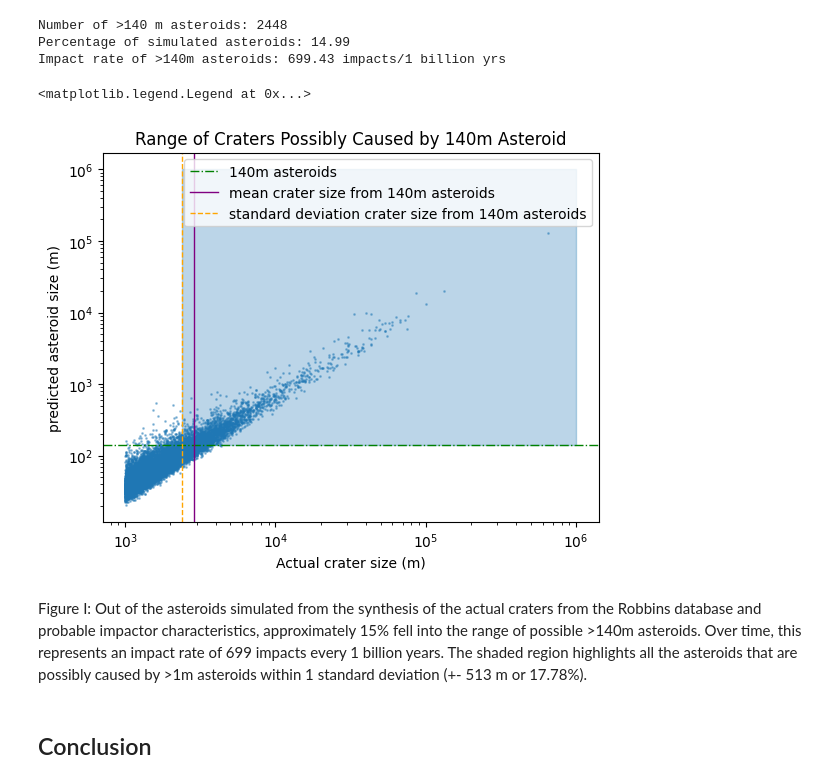
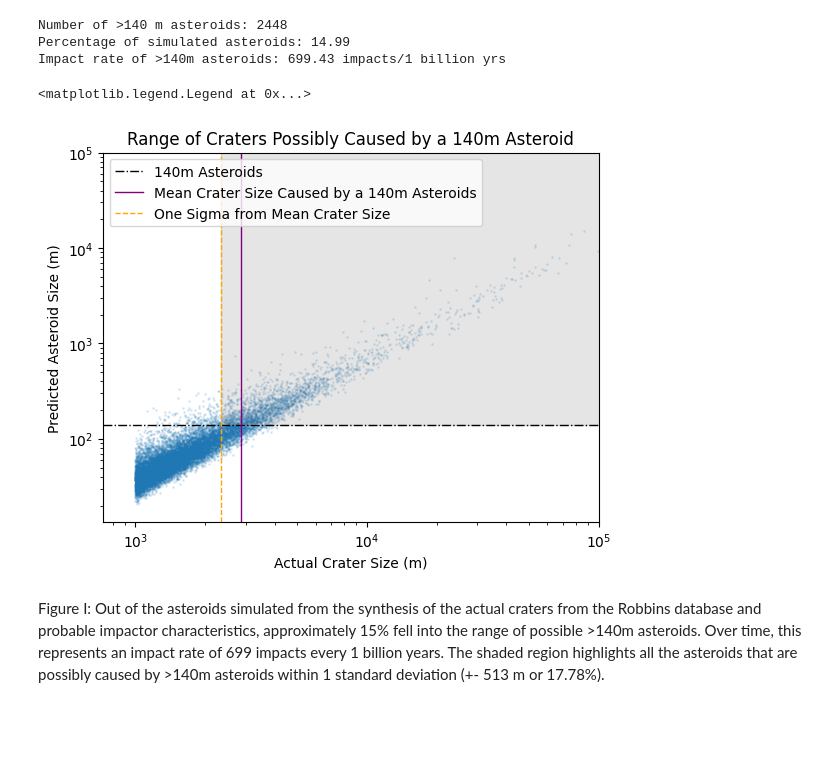
Before and after one commit to jlevitsky/AstroStatsFinal, a Jupyter notebook: FinalNotebook.ipynb, the cells around one changed output. Cells and saved outputs as stored; diff of their text form; code cells hidden in the pictures; blank space fills up the shorter version.

```diff
--- a/FinalNotebook.ipynb
+++ b/FinalNotebook.ipynb
@@ -345,30 +337,25 @@ Number of >140 m asteroids: 2448
 Percentage of simulated asteroids: 14.99
 Impact rate of >140m asteroids: 699.43 impacts/1 billion yrs
 # %%
-plt.scatter(actual_crater_diameters,predicted_asteroid_diam,s=1,alpha=.4)
+plt.scatter(actual_crater_diameters,predicted_asteroid_diam,s=1,alpha=.12)
 plt.xscale('log')
 plt.yscale('log')
-plt.xlabel('Actual crater size (m)')
-plt.ylabel('predicted asteroid size (m)')
-plt.title('Range of Craters Possibly Caused by 140m Asteroid')
-plt.axhline(140, color='green', linewidth=1, ls = 'dashdot', label='140m asteroids')
-plt.axvline(mean_crater_size_140, color='purple', linewidth=1, label='mean crater size from 140m asteroids')
-plt.axvline(mean_crater_size_140-crater_standard_deviation_140, color='orange', ls = '--', linewidth=1, label='standard deviation crater size from 140m asteroids')
+plt.xlabel('Actual Crater Size (m)')
+plt.ylabel('Predicted Asteroid Size (m)')
+plt.title('Range of Craters Possibly Caused by a 140m Asteroid')
+plt.axhline(140, color='black', linewidth=1, ls = 'dashdot', label='140m Asteroids')
+plt.axvline(mean_crater_size_140, color='purple', linewidth=1, label='Mean Crater Size Caused by a 140m Asteroids')
+plt.axvline(mean_crater_size_140-crater_standard_deviation_140, color='orange', ls = '--', linewidth=1, label='One Sigma from Mean Crater Size')
+plt.xlim(0,10**5)
+plt.ylim(0,10**5)
 
 x = np.linspace(mean_crater_size_140-crater_standard_deviation_140,1000000)# np.array([mean_crater_size_140-crater_standard_deviation_140, max(actual_crater_diameters)])
 y1 = 140
 y2=140+1000000
-plt.fill_between(x, y1, y2, color='C0', alpha=0.3)
-
-#lt.axvline(min_possible, color='green',linestyle='--',label='44000 km')
-# plt.axvline(max_possible, color='green',linestyle='--',label='337 km')
-plt.legend()
-
-# define points of interest and highlight them
+plt.fill_between(x, y1, y2, color='Gray', alpha=0.2)
+plt.legend(loc = 'upper left')
 # %% [output]
 <matplotlib.legend.Legend at 0x...>
-[figure, old version]
+[figure, new version]
 # %% [markdown]
-Figure I: Out of the asteroids simulated from the synthesis of the actual craters from the Robbins database and probable impactor characteristics, approximately 15%  fell into the range of possible >140m asteroids. Over time, this represents an impact rate of 699 impacts every 1 billion years. The shaded region highlights all the asteroids that are possibly caused by >1m asteroids within 1 standard deviation (+- 513 m or 17.78%).
+Figure I: Out of the asteroids simulated from the synthesis of the actual craters from the Robbins database and probable impactor characteristics, approximately 15%  fell into the range of possible >140m asteroids. Over time, this represents an impact rate of 699 impacts every 1 billion years. The shaded region highlights all the asteroids that are possibly caused by >140m asteroids within 1 standard deviation (+- 513 m or 17.78%).
-# %% [markdown]
-## Conclusion
```
Also changed, not shown: parts of 19 cells of this notebook.
